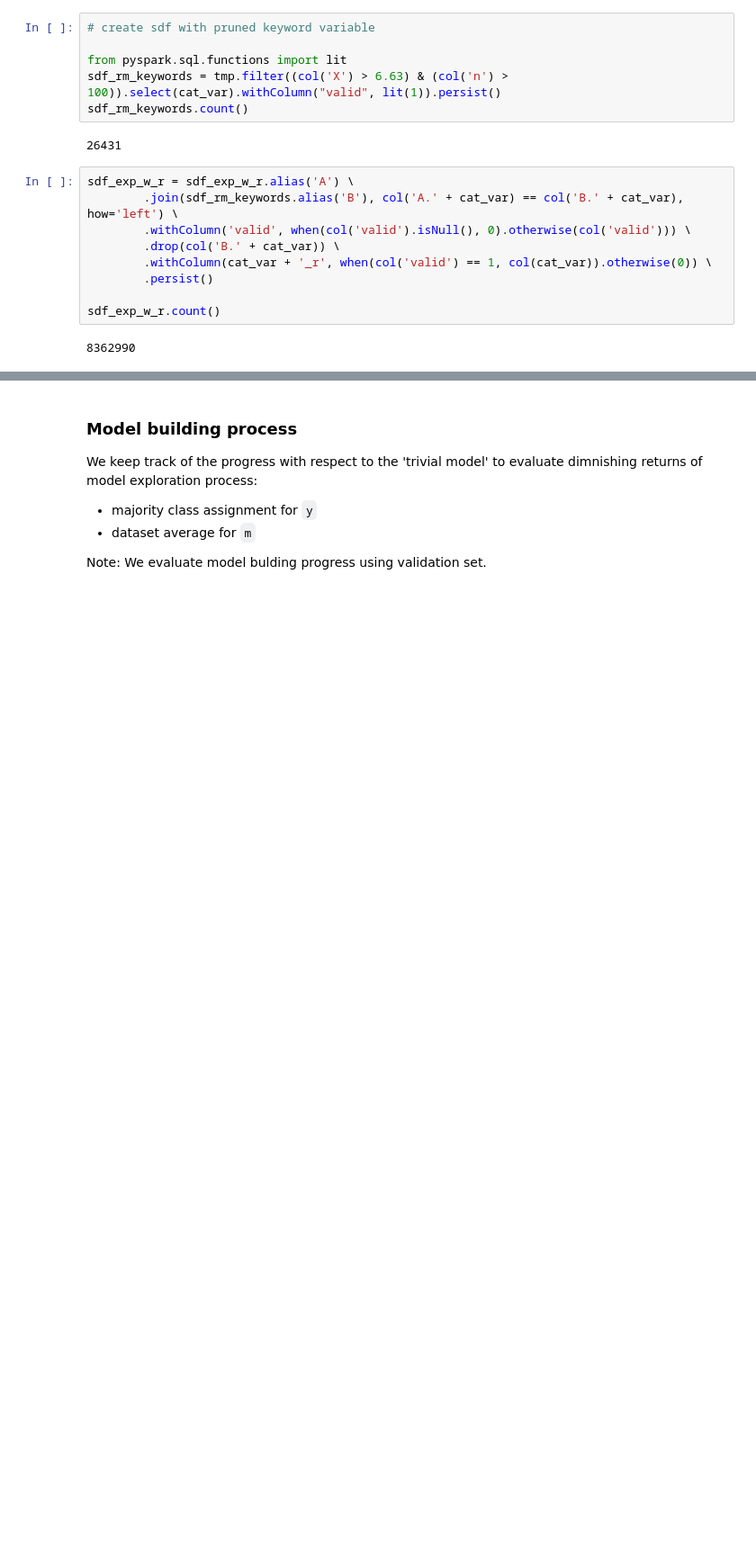
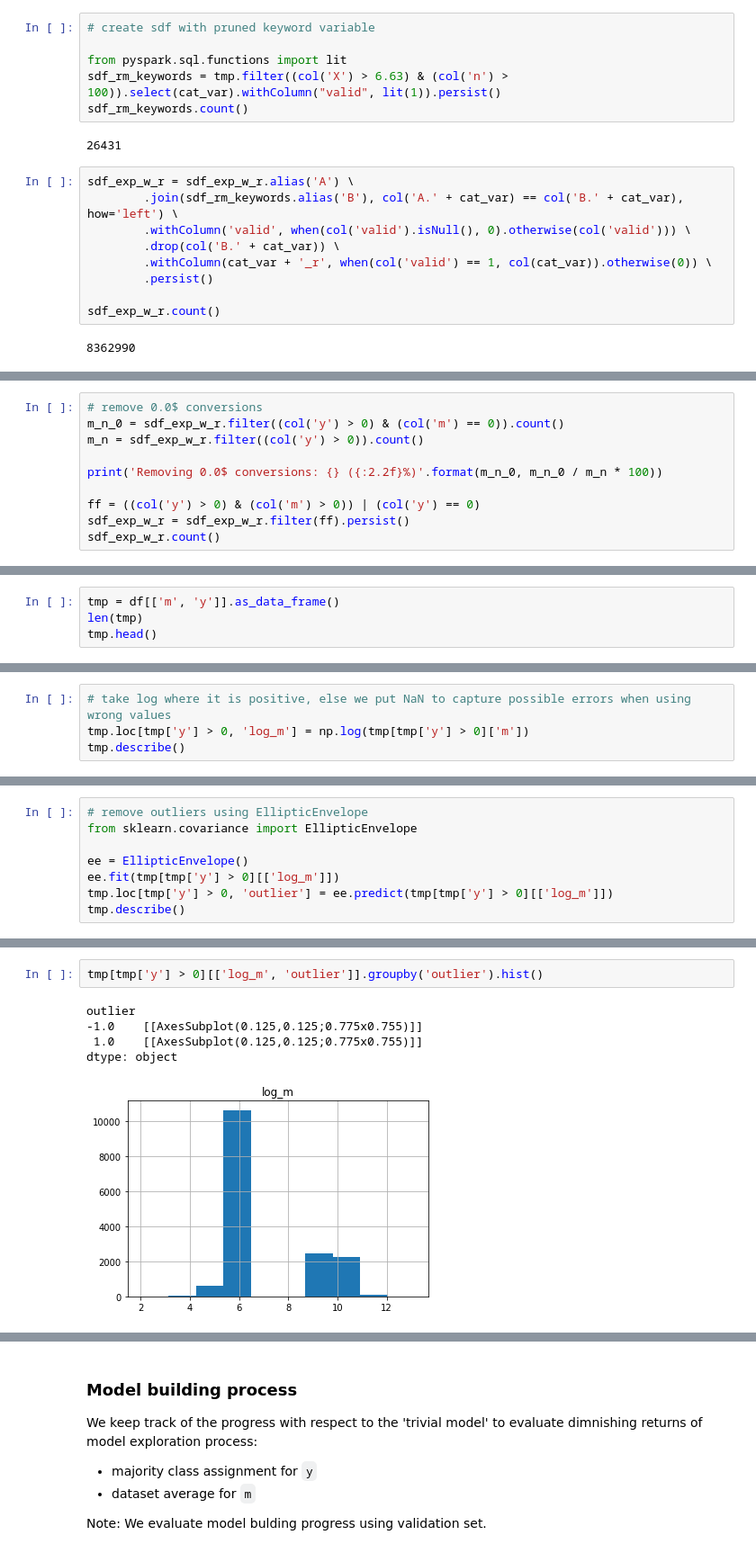
Before and after one commit to jakubglinka/ml-rpc, a Jupyter notebook: notebooks/revenue_per_click_prediction.ipynb, the cells around one changed output, grey strips where cells are left out. Shown at 90% size. Cells and saved outputs as stored; diff of their text form; blank space fills up the shorter version.

```diff
--- a/notebooks/revenue_per_click_prediction.ipynb
+++ b/notebooks/revenue_per_click_prediction.ipynb
@@ -544,0 +589,10 @@ sdf_exp_w_r.count()
+# %%
+# remove 0.0$ conversions
+m_n_0 = sdf_exp_w_r.filter((col('y') > 0) & (col('m') == 0)).count()
+m_n = sdf_exp_w_r.filter((col('y') > 0)).count()
+
+print('Removing 0.0$ conversions: {} ({:2.2f}%)'.format(m_n_0, m_n_0 / m_n * 100))
+
+ff = ((col('y') > 0) & (col('m') > 0)) | (col('y') == 0)
+sdf_exp_w_r = sdf_exp_w_r.filter(ff).persist()
+sdf_exp_w_r.count()
@@ -574,0 +653,4 @@ Sparkling Water Context:
+# %%
+tmp = df[['m', 'y']].as_data_frame()
+len(tmp)
+tmp.head()
@@ -574,0 +664,4 @@ Sparkling Water Context:
+# %%
+# take log where it is positive, else we put NaN to capture possible errors when using wrong values
+tmp.loc[tmp['y'] > 0, 'log_m'] = np.log(tmp[tmp['y'] > 0]['m'])
+tmp.describe()
@@ -574,0 +678,8 @@ Sparkling Water Context:
+# %%
+# remove outliers using EllipticEnvelope
+from sklearn.covariance import EllipticEnvelope
+
+ee = EllipticEnvelope()
+ee.fit(tmp[tmp['y'] > 0][['log_m']])
+tmp.loc[tmp['y'] > 0, 'outlier'] = ee.predict(tmp[tmp['y'] > 0][['log_m']])
+tmp.describe()
@@ -574,0 +696,8 @@ Sparkling Water Context:
+# %%
+tmp[tmp['y'] > 0][['log_m', 'outlier']].groupby('outlier').hist()
+# %% [output]
+outlier
+-1.0    [[AxesSubplot(0.125,0.125;0.775x0.755)]]
+ 1.0    [[AxesSubplot(0.125,0.125;0.775x0.755)]]
+dtype: object
+[figure, added]
```
Also changed, not shown: parts of 57 cells of this notebook, 1 other file.
